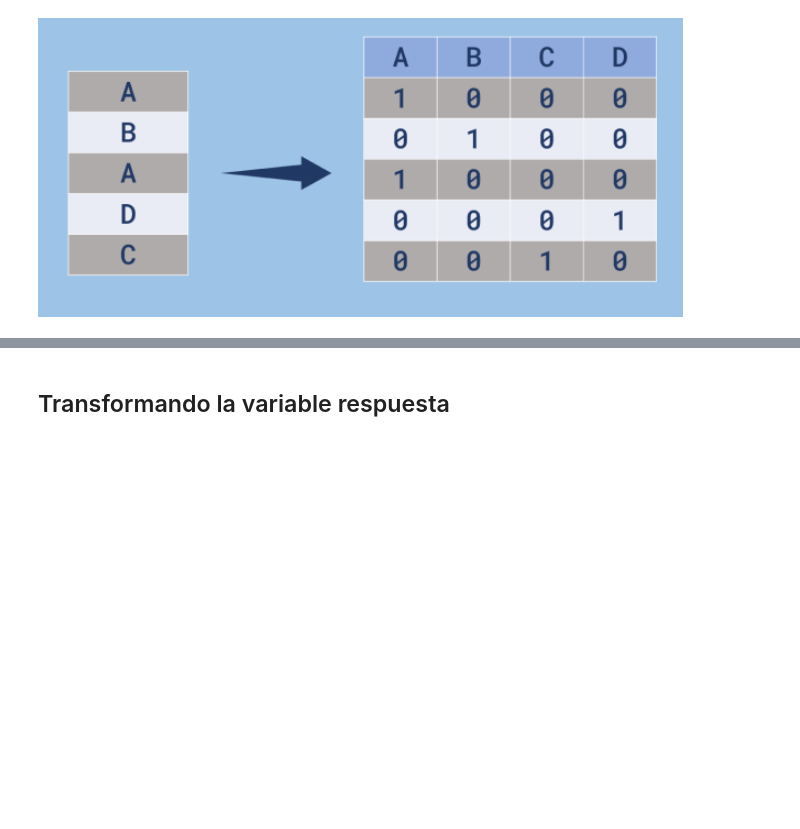
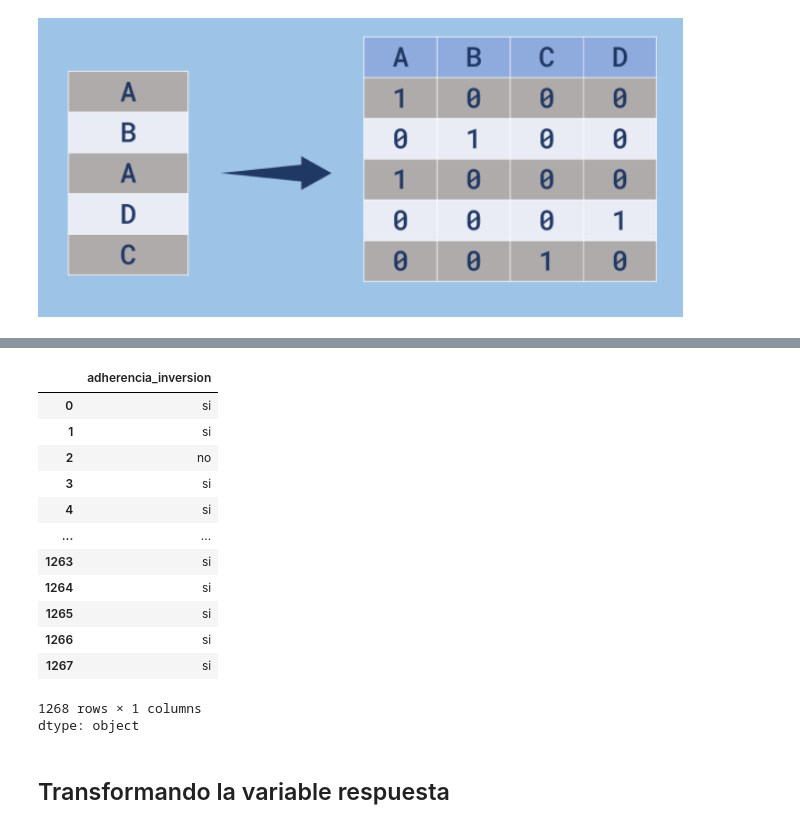
Before and after one commit to AndresCMontejo/clasificaci-ndedatos_conmachinelearning, a Jupyter notebook: clasificacion_primeros_pasos.ipynb, the cells around one changed output, grey strips where cells are left out. Drawn from its saved outputs; the diff is of its cells as text; code cells hidden in the pictures; blank space fills up the shorter version.

```diff
--- a/clasificacion_primeros_pasos.ipynb
+++ b/clasificacion_primeros_pasos.ipynb
@@ -59,3 +152,20 @@ Los algoritmos de aprendizaje automático no comprenden datos en formato de text
+# %%
+y #es un array de una dimensión.., una serie de pandas
+# %% [output]
+|  | adherencia_inversion |
+| 0 | si |
+| 1 | si |
+| 2 | no |
+| 3 | si |
+| 4 | si |
+| ... | ... |
+| 1263 | si |
+| 1264 | si |
+| 1265 | si |
+| 1266 | si |
+| 1267 | si |
+1268 rows × 1 columns
+dtype: object
 # %% [markdown]
 ## Transformando la variable respuesta
 # %% [markdown]
```
Also changed, not shown: parts of 26 cells of this notebook.
